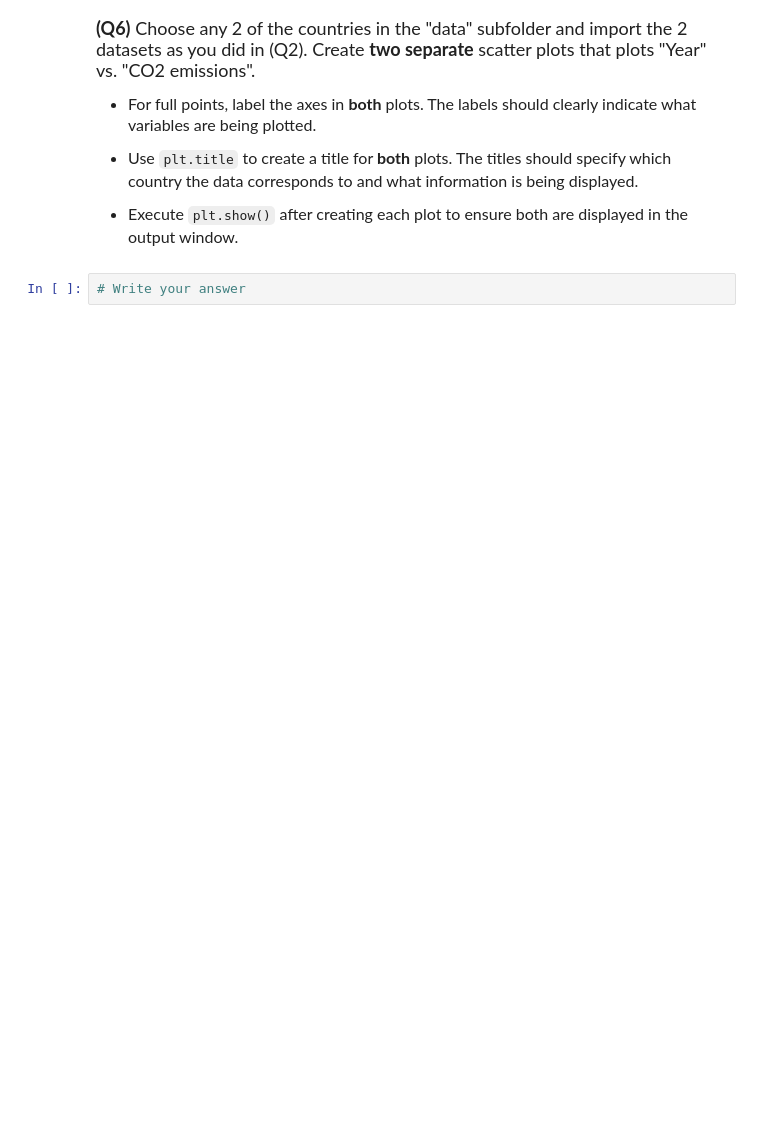
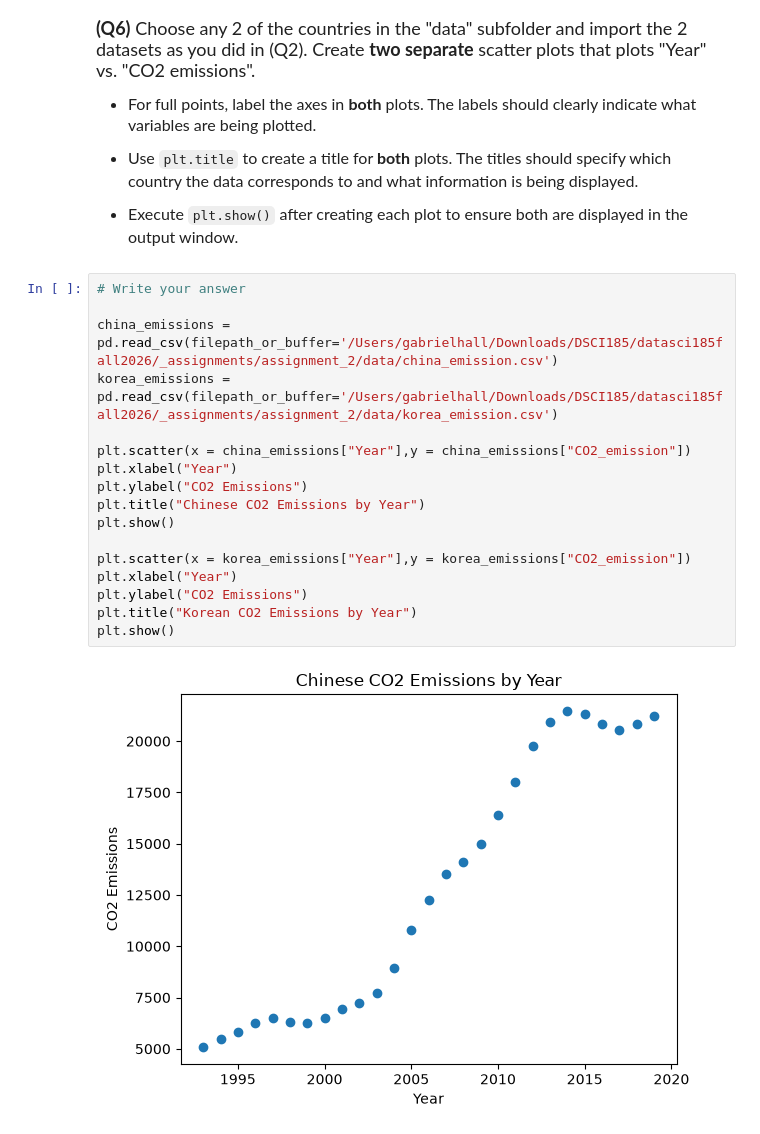
Before and after one commit to Gabe3741/datasci185fall2026, a Jupyter notebook: _assignments/assignment_2/Assignment2.ipynb, the cells around one changed output. Drawn from its saved outputs; the diff is of its cells as text; blank space fills up the shorter version.

```diff
--- a/_assignments/assignment_2/Assignment2.ipynb
+++ b/_assignments/assignment_2/Assignment2.ipynb
@@ -136,5 +167,22 @@ us_emissions["CO2_emission"].describe()
 - Use `plt.title` to create a title for **both** plots. The titles should specify which country the data corresponds to and what information is being displayed.
 
 - Execute `plt.show()` after creating each plot to ensure both are displayed in the output window.
-# %%
-# Write your answer
+# %%
+# Write your answer
+
+china_emissions = pd.read_csv(filepath_or_buffer='/Users/gabrielhall/Downloads/DSCI185/datasci185fall2026/_assignments/assignment_2/data/china_emission.csv')
+korea_emissions = pd.read_csv(filepath_or_buffer='/Users/gabrielhall/Downloads/DSCI185/datasci185fall2026/_assignments/assignment_2/data/korea_emission.csv')
+
+plt.scatter(x = china_emissions["Year"],y = china_emissions["CO2_emission"])
+plt.xlabel("Year")
+plt.ylabel("CO2 Emissions")
+plt.title("Chinese CO2 Emissions by Year")
+plt.show()
+
+plt.scatter(x = korea_emissions["Year"],y = korea_emissions["CO2_emission"])
+plt.xlabel("Year")
+plt.ylabel("CO2 Emissions")
+plt.title("Korean CO2 Emissions by Year")
+plt.show()
+# %% [output]
+[figure, added]
```
Also changed, not shown: parts of 7 cells of this notebook.
